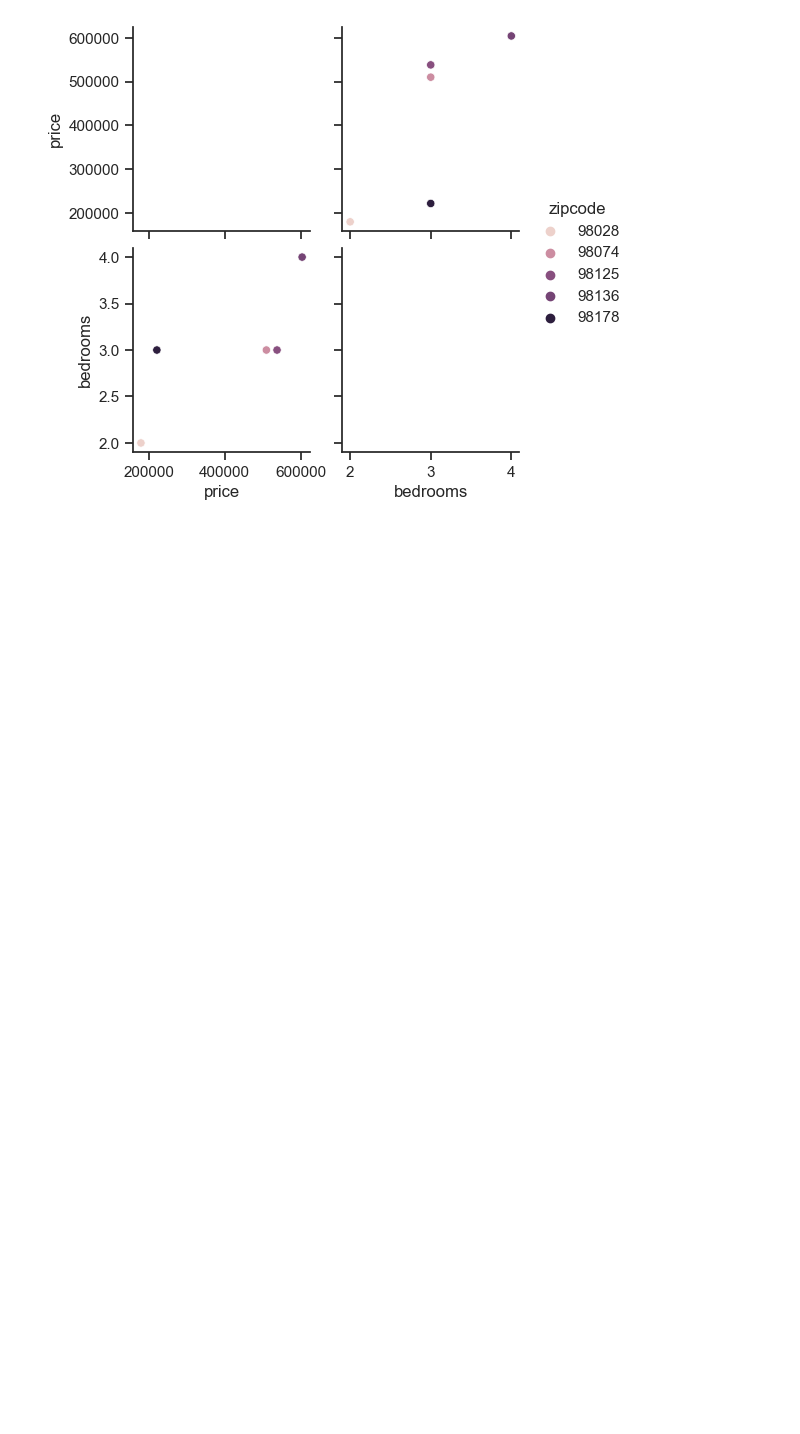
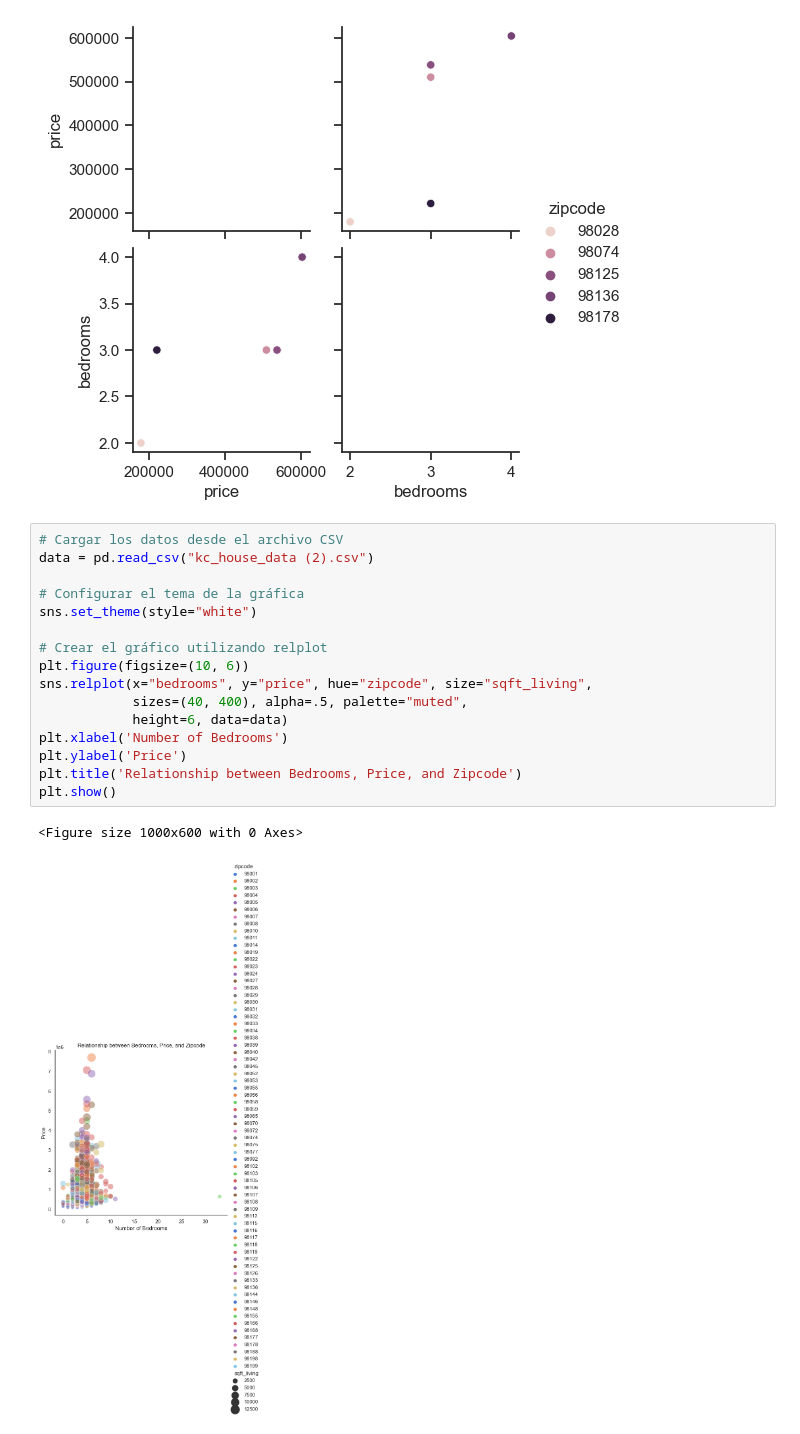
Before and after one commit to AI-School-F5-P2/TE_ML, a Jupyter notebook: archivo.ipynb, the cells around one changed output. Saved outputs shown, nothing was run; the diff lists cells and outputs as text; blank space fills up the shorter version.

```diff
--- a/archivo.ipynb
+++ b/archivo.ipynb
@@ -332,3 +332,22 @@ sns.pairplot(df, hue="zipcode")
 plt.show()
 # %% [output]
 [figure]
+# %%
+# Cargar los datos desde el archivo CSV
+data = pd.read_csv("kc_house_data (2).csv")
+
+# Configurar el tema de la gráfica
+sns.set_theme(style="white")
+
+# Crear el gráfico utilizando relplot
+plt.figure(figsize=(10, 6))
+sns.relplot(x="bedrooms", y="price", hue="zipcode", size="sqft_living",
+            sizes=(40, 400), alpha=.5, palette="muted",
+            height=6, data=data)
+plt.xlabel('Number of Bedrooms')
+plt.ylabel('Price')
+plt.title('Relationship between Bedrooms, Price, and Zipcode')
+plt.show()
+# %% [output]
+<Figure size 1000x600 with 0 Axes>
+[figure, added]
```
Also changed, not shown: parts of 2 cells of this notebook.
